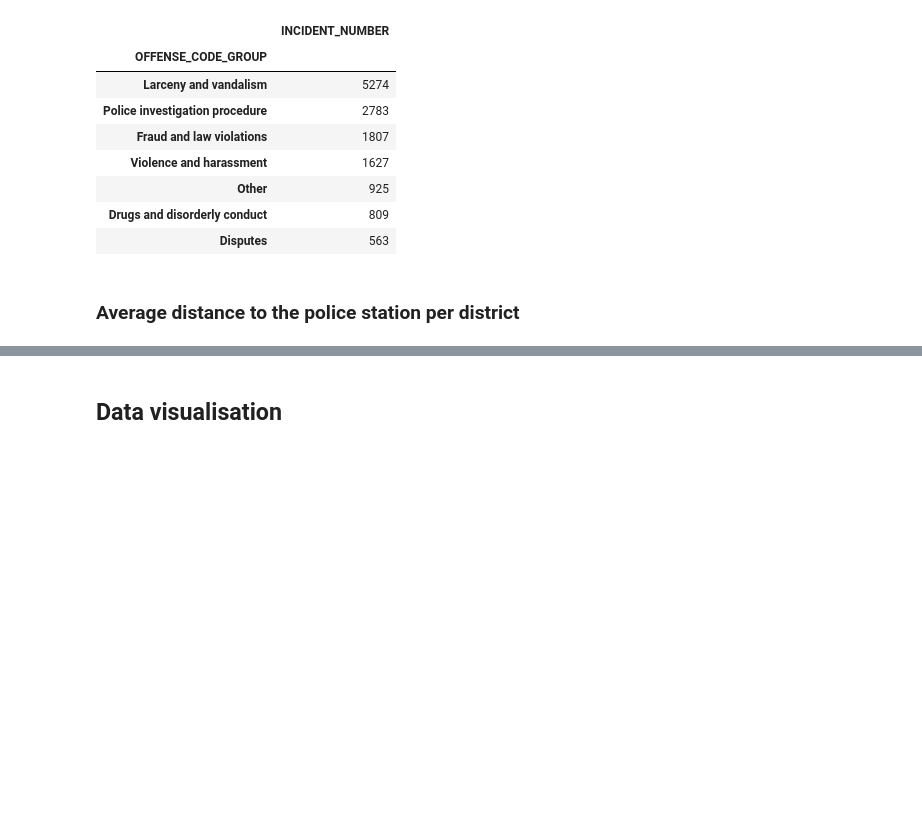
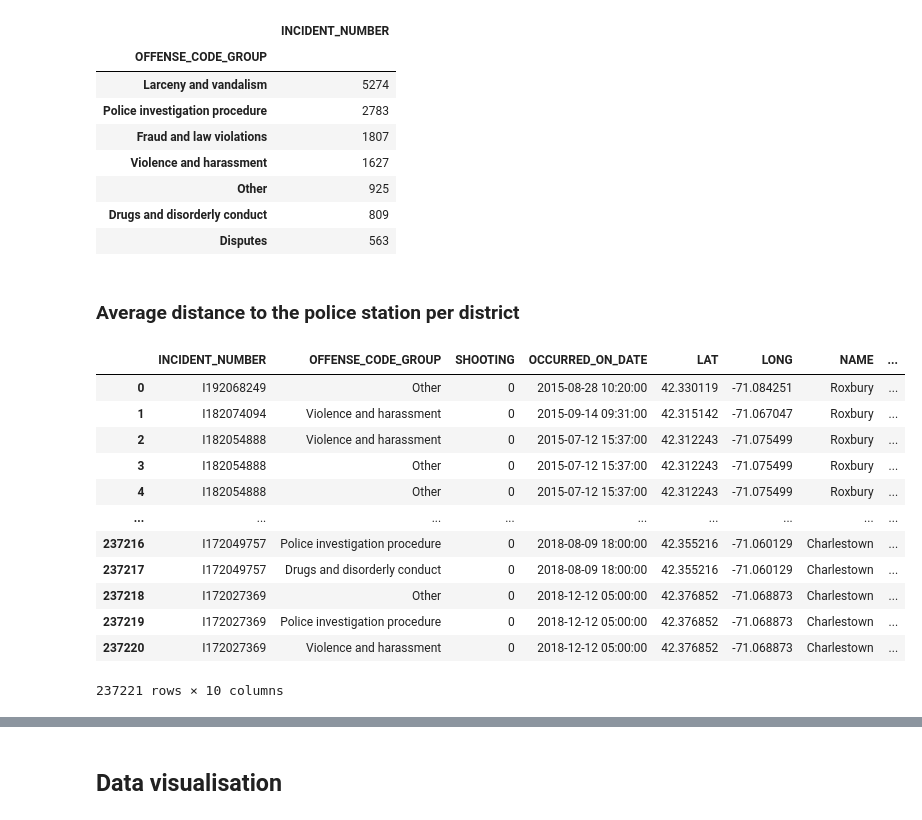
Before and after one commit to AmelieRmd/Boston_crimes, a Jupyter notebook: boston_crimes_analysis.ipynb, the cells around one changed output, grey strips where cells are left out. Drawn from its saved outputs; the diff is of its cells as text; code cells hidden in the pictures; blank space fills up the shorter version.

Commit message:
distance from police station

```diff
--- a/boston_crimes_analysis.ipynb
+++ b/boston_crimes_analysis.ipynb
@@ -303,3 +303,40 @@ brighton_incidents[['INCIDENT_NUMBER']]
 | Disputes | 563 |
 # %% [markdown]
 ### Average distance to the police station per district
+# %%
+# Haversine distance function
+from math import radians, sin, cos, asin, sqrt
+
+def haversine_distance(lon1, lat1, lon2, lat2):
+    """
+    Compute distance (km) between two pairs of (lat, lng) coordinates
+    See - (https://en.wikipedia.org/wiki/Haversine_formula)
+    """
+
+    lon1, lat1, lon2, lat2 = map(radians, [lon1, lat1, lon2, lat2])
+    dlon = lon2 - lon1
+    dlat = lat2 - lat1
+
+    a = sin(dlat / 2) ** 2 + cos(lat1) * cos(lat2) * sin(dlon / 2) ** 2
+
+    return 2 * 6371 * asin(sqrt(a))
+# %%
+# New column with the average distance between incident & police station per district
+distance_df = pd.DataFrame(data)
+distance_df['average_distance'] = distance_df.apply(lambda x: haversine_distance(x.LONG, x.LAT, x.LONG_POLICE_STATION, \
+                                                                                 x.LAT_POLICE_STATION), axis=1)
+distance_df
+# %% [output]
+|  | INCIDENT_NUMBER | OFFENSE_CODE_GROUP | SHOOTING | OCCURRED_ON_DATE | LAT | LONG | NAME | ... |
+| 0 | I192068249 | Other | 0 | 2015-08-28 10:20:00 | 42.330119 | -71.084251 | Roxbury | ... |
+| 1 | I182074094 | Violence and harassment | 0 | 2015-09-14 09:31:00 | 42.315142 | -71.067047 | Roxbury | ... |
+| 2 | I182054888 | Violence and harassment | 0 | 2015-07-12 15:37:00 | 42.312243 | -71.075499 | Roxbury | ... |
+| 3 | I182054888 | Other | 0 | 2015-07-12 15:37:00 | 42.312243 | -71.075499 | Roxbury | ... |
+| 4 | I182054888 | Other | 0 | 2015-07-12 15:37:00 | 42.312243 | -71.075499 | Roxbury | ... |
+| ... | ... | ... | ... | ... | ... | ... | ... | ... |
+| 237216 | I172049757 | Police investigation procedure | 0 | 2018-08-09 18:00:00 | 42.355216 | -71.060129 | Charlestown | ... |
+| 237217 | I172049757 | Drugs and disorderly conduct | 0 | 2018-08-09 18:00:00 | 42.355216 | -71.060129 | Charlestown | ... |
+| 237218 | I172027369 | Other | 0 | 2018-12-12 05:00:00 | 42.376852 | -71.068873 | Charlestown | ... |
+| 237219 | I172027369 | Police investigation procedure | 0 | 2018-12-12 05:00:00 | 42.376852 | -71.068873 | Charlestown | ... |
+| 237220 | I172027369 | Violence and harassment | 0 | 2018-12-12 05:00:00 | 42.376852 | -71.068873 | Charlestown | ... |
+237221 rows × 10 columns
```
Also changed, not shown: parts of 3 cells of this notebook.
